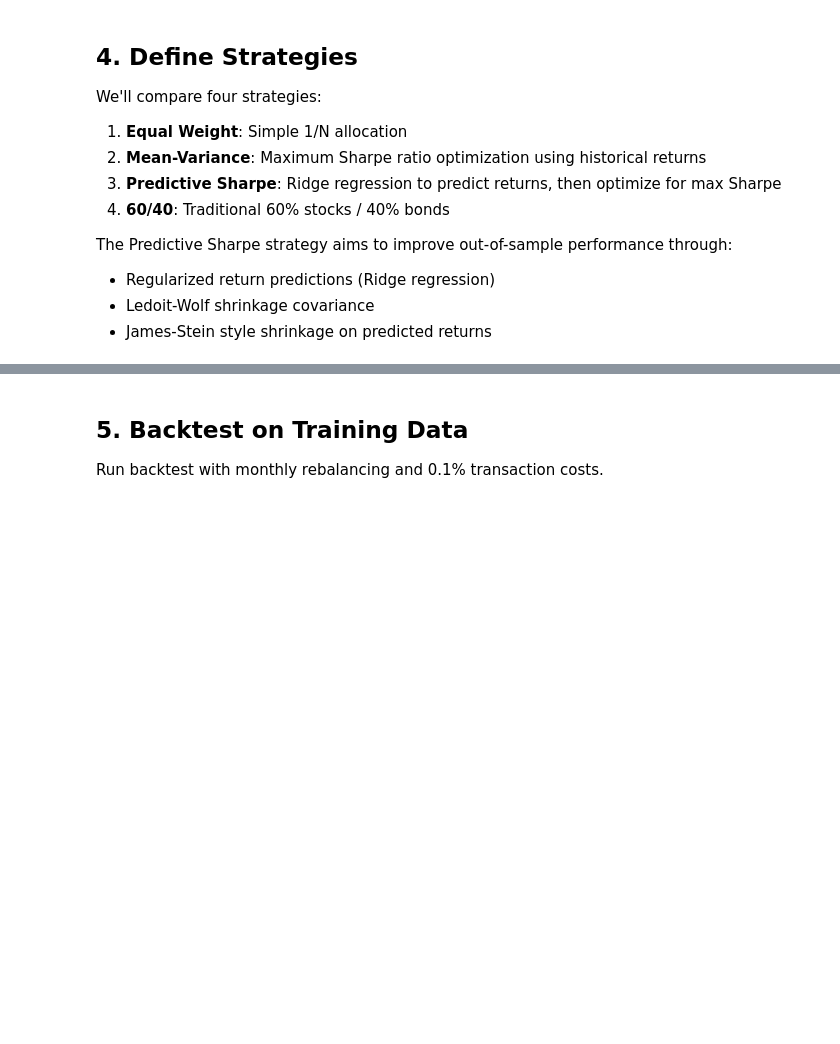
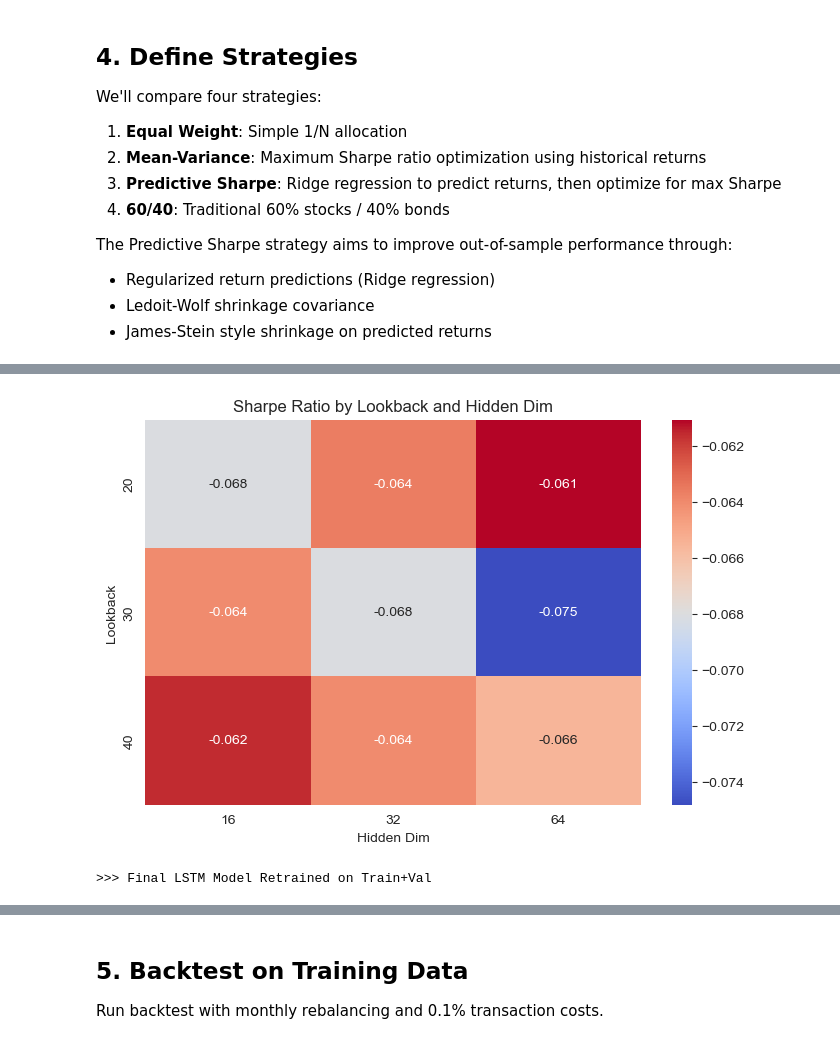
Before and after one commit to vinli0921/ETF-Optimization, a Jupyter notebook: notebooks/baseline_demo.ipynb, the cells around one changed output, grey strips where cells are left out. Saved outputs shown, nothing was run; the diff lists cells and outputs as text; code cells hidden in the pictures; blank space fills up the shorter version.

```diff
--- a/notebooks/baseline_demo.ipynb
+++ b/notebooks/baseline_demo.ipynb
@@ -129,2 +331,36 @@ The Predictive Sharpe strategy aims to improve out-of-sample performance through
+# %%
+df = pd.DataFrame(results)
+# %%
+import seaborn as sns
+import matplotlib.pyplot as plt
+
+pivot = df.pivot_table(
+    index="lookback",
+    columns="hidden_dim",
+    values="sharpe",
+    aggfunc="max"    # or "mean"
+)
+
+plt.figure(figsize=(8, 5))
+sns.heatmap(pivot, annot=True, cmap="coolwarm", fmt=".3f")
+plt.title("Sharpe Ratio by Lookback and Hidden Dim")
+plt.ylabel("Lookback")
+plt.xlabel("Hidden Dim")
+plt.show()
+# %% [output]
+[figure, added]
+# %%
+
+#Retrain Final Model on TRAIN + VAL
+lb,hd,ep=best_params
+
+#Combine train + val into one dataset for final training
+trainval=prices.loc[train.index[0] : val.index[-1]]
+
+final_lstm=RiskAdjustedLSTMStrategy(lookback=lb,hidden_dim=hd,epochs=ep,lr=1e-3)
+final_lstm.train_on_data(pd.concat([train, val]))
+print(">>> Final LSTM Model Retrained on Train+Val")
+# %% [output]
+>>> Final LSTM Model Retrained on Train+Val
 # %%
 # Define strategies
```
Also changed, not shown: parts of 30 cells of this notebook, 3 other files.
